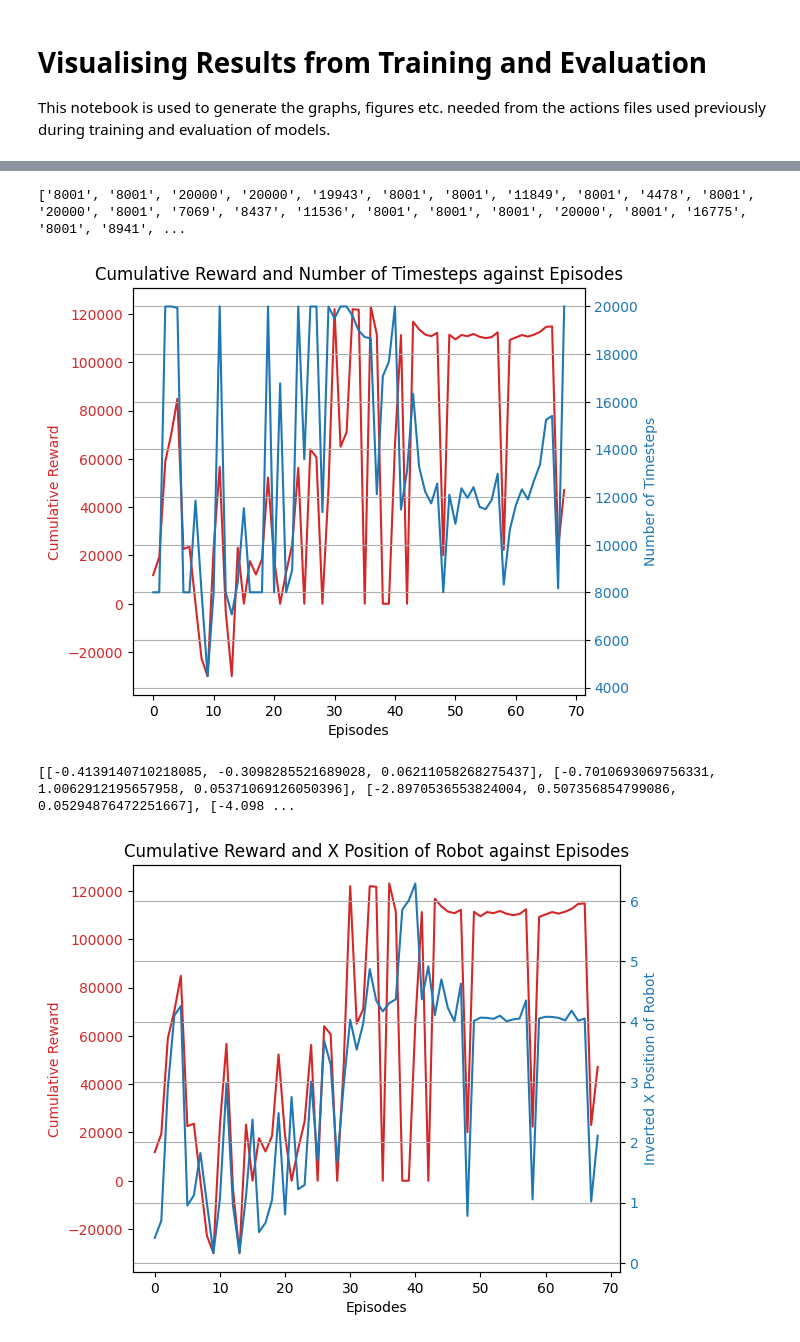
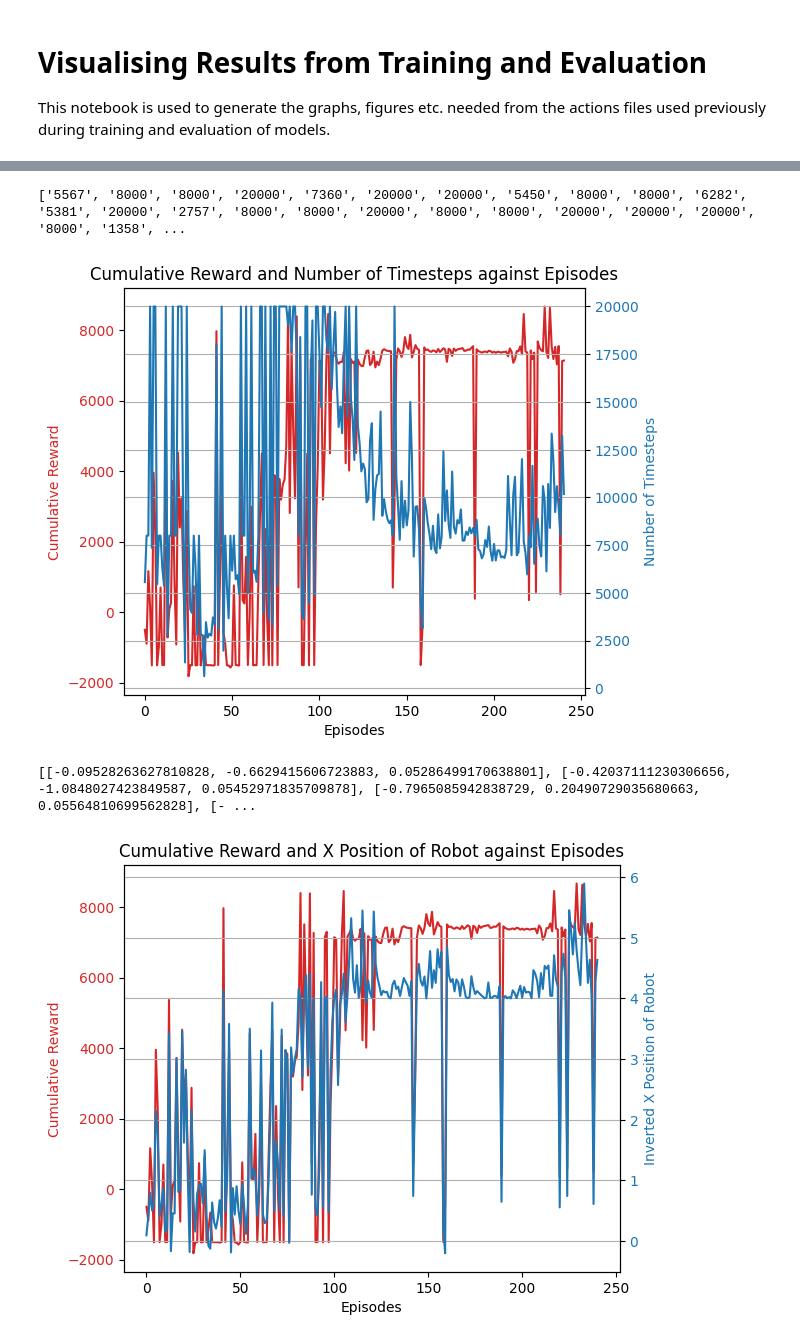
Before and after one commit to IronGard/Pyperbot-v2, a Jupyter notebook: visualisation.ipynb, the cells around one changed output, grey strips where cells are left out. Drawn from its saved outputs; the diff is of its cells as text; code cells hidden in the pictures.

```diff
--- a/visualisation.ipynb
+++ b/visualisation.ipynb
@@ -67,10 +67,9 @@ plt.savefig('pyperbot_v2/results/PPO/plots/reward_dttg.png')
 # %%
 #average speed vs episodes
 speed_list = []
-for file in os.listdir(data_path):
-    if file.endswith('.ini'):
-        config.read(os.path.join(data_path, file))
-        speed_list.append(config['DISTANCE']['average_speed']) if config['TERMINATION']['termination'] != 'not done' else None
+for i in range(1, 253):
+    config.read(os.path.join(data_path, 'run_results_' + str(i) + '.ini'))
+    speed_list.append(config['DISTANCE']['average_speed']) if config['TERMINATION']['termination'] != 'not done' else None
 
 print(speed_list)
 
@@ -97,10 +96,9 @@ plt.savefig('pyperbot_v2/results/PPO/plots/reward_speed.png')
 # %%
 #comparison of number of timesteps vs rewards against episodes
 timesteps_list = []
-for file in os.listdir(data_path):
-    if file.endswith('.ini'):
-        config.read(os.path.join(data_path, file))
-        timesteps_list.append(config['TIMESTEPS']['timestep']) if config['TERMINATION']['termination'] != 'not done' else None
+for i in range(1, 253):
+    config.read(os.path.join(data_path, 'run_results_' + str(i) + '.ini'))
+    timesteps_list.append(config['TIMESTEPS']['timestep']) if config['TERMINATION']['termination'] != 'not done' else None
 
 print(timesteps_list)
 
@@ -122,5 +120,5 @@ plt.title('Cumulative Reward and Number of Timesteps against Episodes')
 plt.grid()
 plt.savefig('pyperbot_v2/results/PPO/plots/reward_timesteps.png')
 # %% [output]
-['8001', '8001', '20000', '20000', '19943', '8001', '8001', '11849', '8001', '4478', '8001', '20000', '8001', '7069', '8437', '11536', '8001', '8001', '8001', '20000', '8001', '16775', '8001', '8941', ...
+['5567', '8000', '8000', '20000', '7360', '20000', '20000', '5450', '8000', '8000', '6282', '5381', '20000', '2757', '8000', '8000', '20000', '8000', '8000', '20000', '20000', '20000', '8000', '1358', ...
-[figure, old version]
+[figure, new version]
@@ -127,46 +127,44 @@ plt.savefig('pyperbot_v2/results/PPO/plots/reward_timesteps.png')
 # %%
 #Comparison of x and y position of robot against rewards against episodes
 x_pos = []
 y_pos = []
 snake_pos_vals = []
 
-for file in os.listdir(data_path):
-    if file.endswith('.ini'):
-        config.read(os.path.join(data_path, file))
-        #extract individual numerical values from string
-        snake_pos_str = config.get('SNAKE', 'snake_pos')
-        snake_pos_str = snake_pos_str.strip('(').strip(')')
-        snake_pos_values = snake_pos_str.split(', ')
-        snake_pos_ints = [float(value) for value in snake_pos_values]
-        snake_pos_vals.append(snake_pos_ints) if config['TERMINATION']['termination'] != 'not done' else None
-        x_pos.append(config['SNAKE']['snake_pos'][0]) if config['TERMINATION']['termination'] != 'not done' else None
-        y_pos.append(config['SNAKE']['snake_pos'][1]) if config['TERMINATION']['termination'] != 'not done' else None
+for i in range(1, 253):
+    config.read(os.path.join(data_path, 'run_results_' + str(i) + '.ini'))
+    snake_pos_str = config.get('SNAKE', 'snake_pos')
+    snake_pos_str = snake_pos_str.strip('(').strip(')')
+    snake_pos_values = snake_pos_str.split(', ')
+    snake_pos_ints = [float(value) for value in snake_pos_values]
+    snake_pos_vals.append(snake_pos_ints) if config['TERMINATION']['termination'] != 'not done' else None
+    x_pos.append(config['SNAKE']['snake_pos'][0]) if config['TERMINATION']['termination'] != 'not done' else None
+    y_pos.append(config['SNAKE']['snake_pos'][1]) if config['TERMINATION']['termination'] != 'not done' else None
 
 print(snake_pos_vals)
 x_pos = [-float(snake_pos_vals[i][0]) for i in range(len(snake_pos_vals))]
 y_pos = [float(snake_pos_vals[i][1]) for i in range(len(snake_pos_vals))]
 
 
 #comparison of x position of robot vs rewards against episodes
 fig, ax1 = plt.subplots()
 color = 'tab:red'
 ax1.set_xlabel('Episodes')
 ax1.set_ylabel('Cumulative Reward', color=color)
 ax1.plot(range(len(reward_list)), [float(i) for i in reward_list], color=color)
 ax1.tick_params(axis='y', labelcolor=color)
 
 ax2 = ax1.twinx()
 color = 'tab:blue'
 ax2.set_ylabel('Inverted X Position of Robot', color=color)
 ax2.plot(range(len(x_pos)), x_pos, color=color)
 ax2.tick_params(axis='y', labelcolor=color)
 fig.tight_layout()
 plt.title('Cumulative Reward and X Position of Robot against Episodes')
 plt.grid()
 plt.savefig('pyperbot_v2/results/PPO/plots/reward_xpos.png')
 # %% [output]
-[[-0.4139140710218085, -0.3098285521689028, 0.06211058268275437], [-0.7010693069756331, 1.0062912195657958, 0.05371069126050396], [-2.8970536553824004, 0.507356854799086, 0.05294876472251667], [-4.098 ...
+[[-0.09528263627810828, -0.6629415606723883, 0.05286499170638801], [-0.42037111230306656, -1.0848027423849587, 0.05452971835709878], [-0.7965085942838729, 0.20490729035680663, 0.05564810699562828], [- ...
-[figure, old version]
+[figure, new version]
 # %%
 #comparison of yposition of robot vs rewards against episodes
 fig, ax1 = plt.subplots()
```
Also changed, not shown: parts of 11 cells of this notebook, 12 other files.
